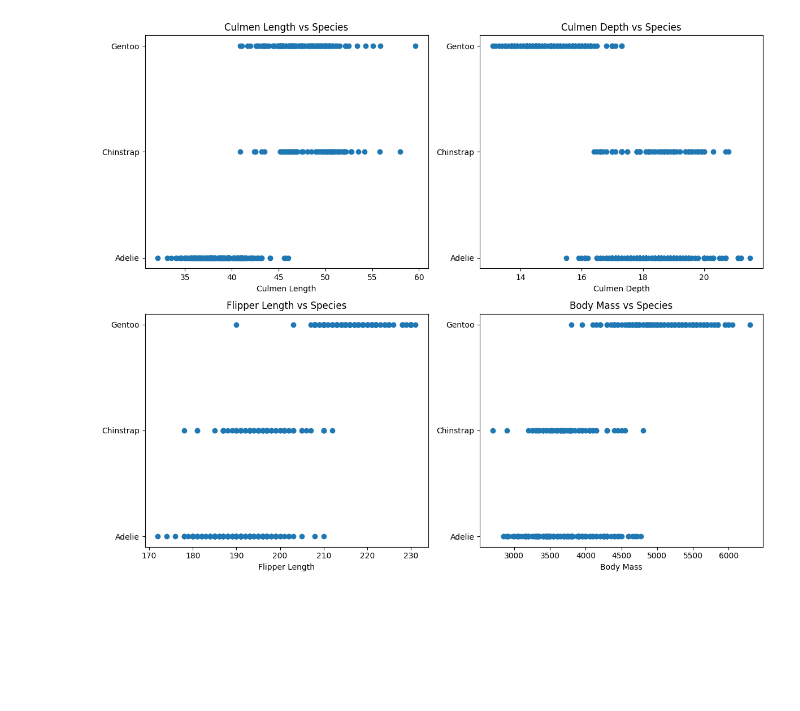
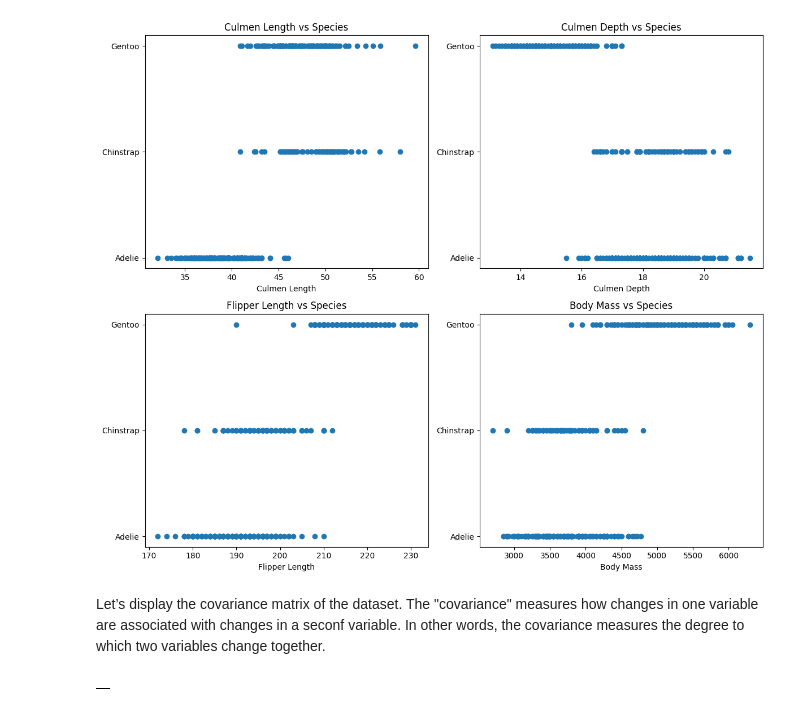
Before and after one commit to agpt8/ml.school, a Jupyter notebook: program/cohort_azure.ipynb, the cells around one changed output. Saved outputs shown, nothing was run; the diff lists cells and outputs as text; code cells hidden in the pictures; blank space fills up the shorter version.

```diff
--- a/program/cohort_azure.ipynb
+++ b/program/cohort_azure.ipynb
@@ -308,3 +308,11 @@ plt.tight_layout()
 plt.show()
 # %% [output]
 [figure]
+# %% [markdown]
+Let’s display the covariance matrix of the dataset. The "covariance" measures how changes in one variable are
+associated with changes in a seconf variable.
+In other words, the covariance measures the degree to which two variables change together.
+# %%
+penguins.cov(numeric_only=True)
+# %% [output]
+|  |
```
Also changed, not shown: parts of 6 cells of this notebook.
